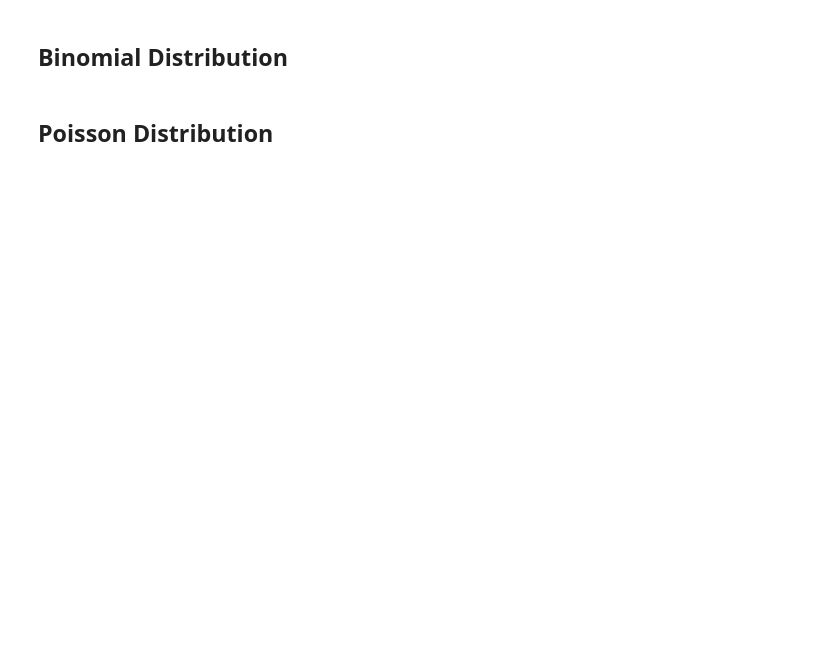
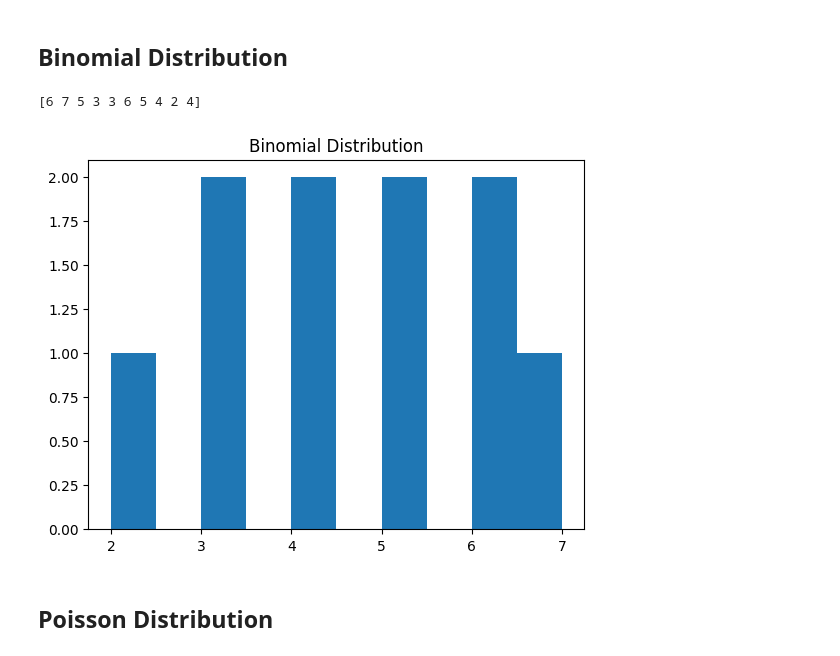
Before and after one commit to hossainsiam133/Machine-Learning, a Jupyter notebook: NumPy/02_NumPy_Random.ipynb, the cells around one changed output. Drawn from its saved outputs; the diff is of its cells as text; code cells hidden in the pictures; blank space fills up the shorter version.

```diff
--- a/NumPy/02_NumPy_Random.ipynb
+++ b/NumPy/02_NumPy_Random.ipynb
@@ -71,10 +72,14 @@ plt.show()
 # %% [markdown]
 ## Binomial Distribution
 # %%
-data = np.random.binomial(n=10, p=0.5, size=1000)
-plt.hist(data, bins=30)
+data = np.random.binomial(n=10, p=0.5, size=10)
+print(data)
+plt.hist(data)
 plt.title("Binomial Distribution")
 plt.show()
+# %% [output]
+[6 7 5 3 3 6 5 4 2 4]
+[figure, added]
 # %% [markdown]
 ## Poisson Distribution
 # %%
```
Also changed, not shown: parts of 8 cells of this notebook.
